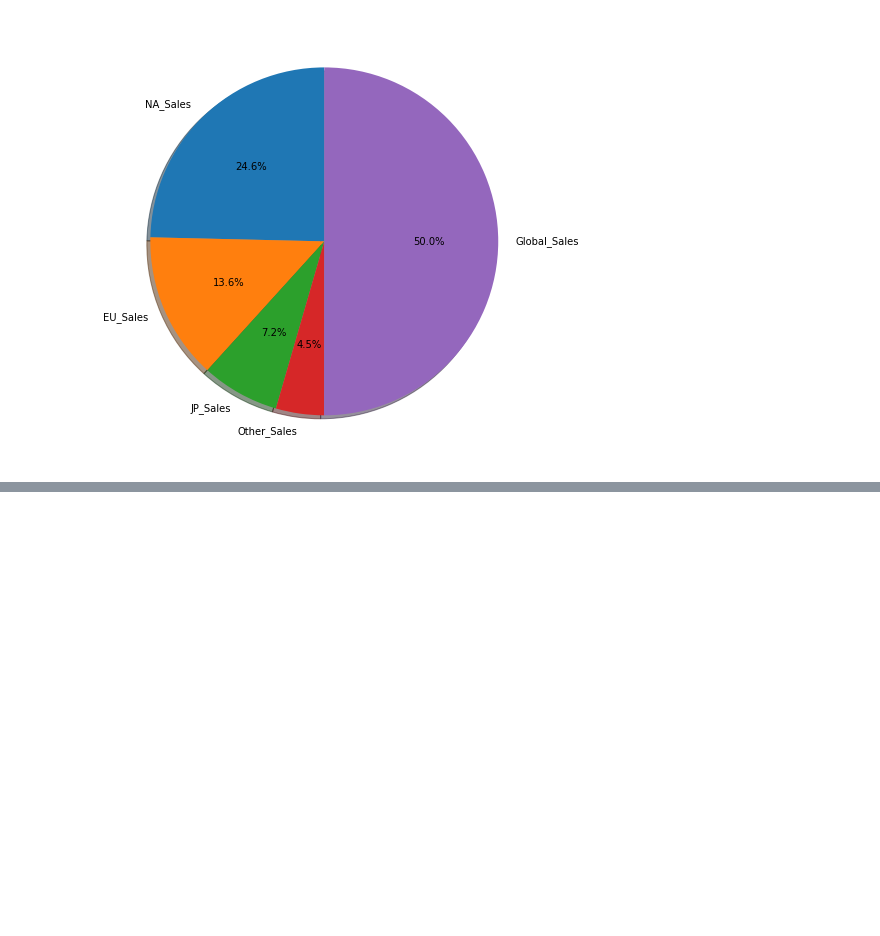
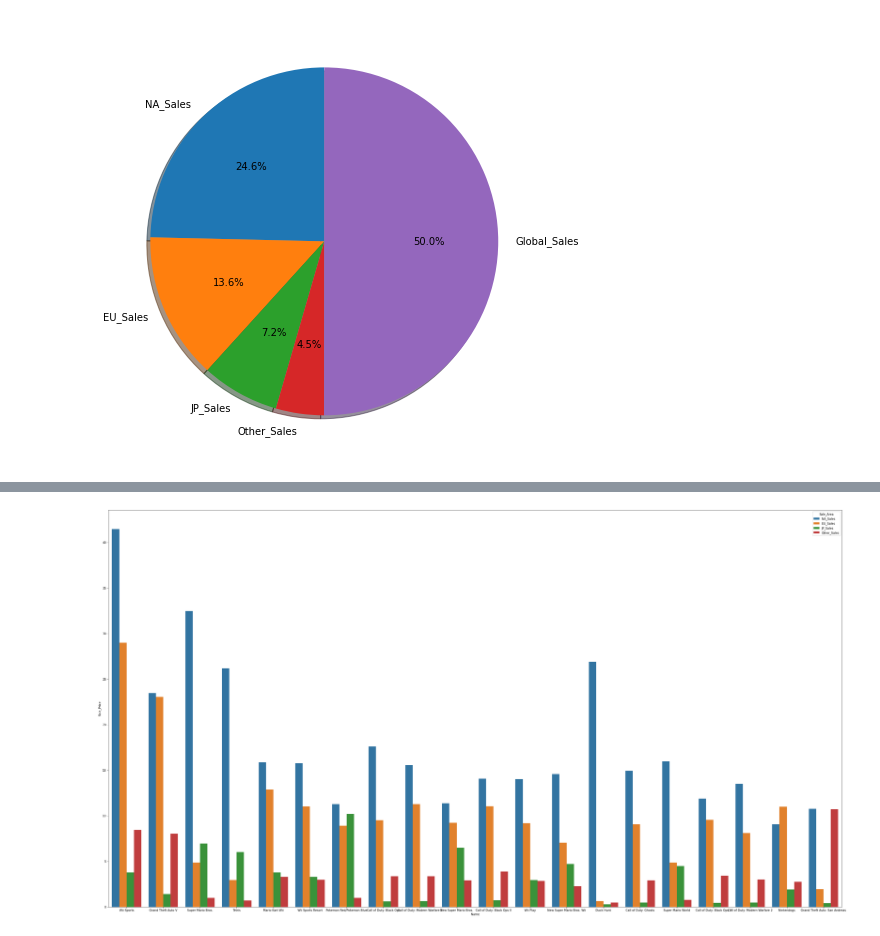
Before and after one commit to ackermanjayjay/walkhtrough-ai, a Jupyter notebook: Data Analytic/Data_analytic.ipynb, the cells around one changed output, grey strips where cells are left out. Saved outputs shown, nothing was run; the diff lists cells and outputs as text; code cells hidden in the pictures; blank space fills up the shorter version.

Commit message:
adding most sale 20 game in region

```diff
--- a/Data Analytic/Data_analytic.ipynb
+++ b/Data Analytic/Data_analytic.ipynb
@@ -174,0 +262,10 @@ plt.show()
+# %%
+data_name_game=data[name_game]
+# %%
+most_sale_game_inRegion=pd.concat([data_name_game,region_data],axis=1)
+# %%
+most_sale_game_inRegion= most_sale_game_inRegion.groupby(by=['Name']).sum().reset_index().sort_values(by=['Global_Sales'], ascending=False)
+most_sale_game_inRegion = most_sale_game_inRegion.head(20)
+# %%
+most_sale_game_inRegion= pd.melt(most_sale_game_inRegion, id_vars=['Name'], value_vars=['NA_Sales', 'EU_Sales', 'JP_Sales', 'Other_Sales'], var_name='Sale_Area', value_name='Sale_Price')
+most_sale_game_inRegion
@@ -174,0 +286,6 @@ plt.show()
+# %%
+plt.figure(figsize=(45, 25))
+sns.barplot(x='Name',y="Sale_Price",hue="Sale_Area",data=most_sale_game_inRegion)
+plt.show()
+# %% [output]
+[figure, added]
```
Also changed, not shown: parts of 16 cells of this notebook.
